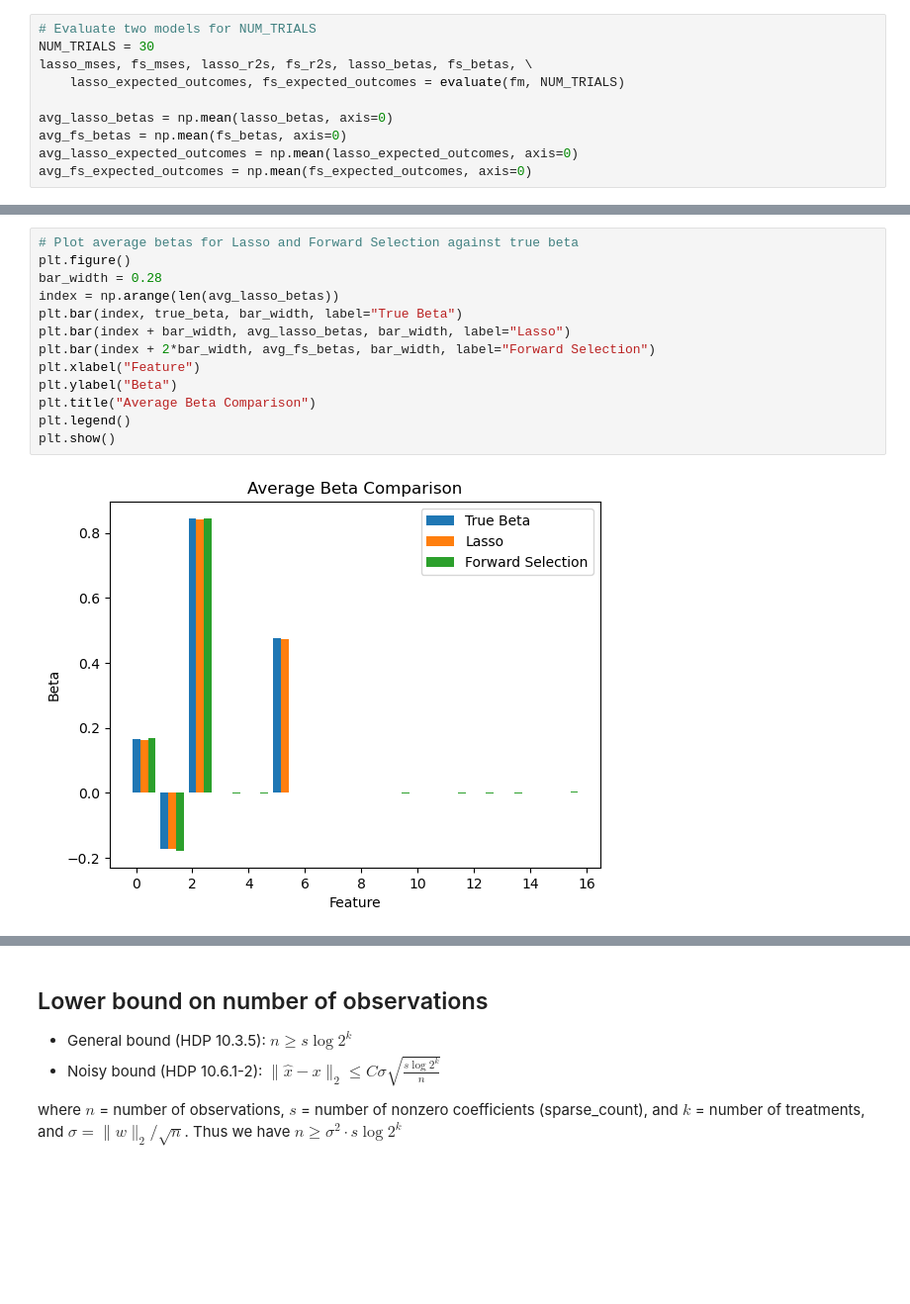
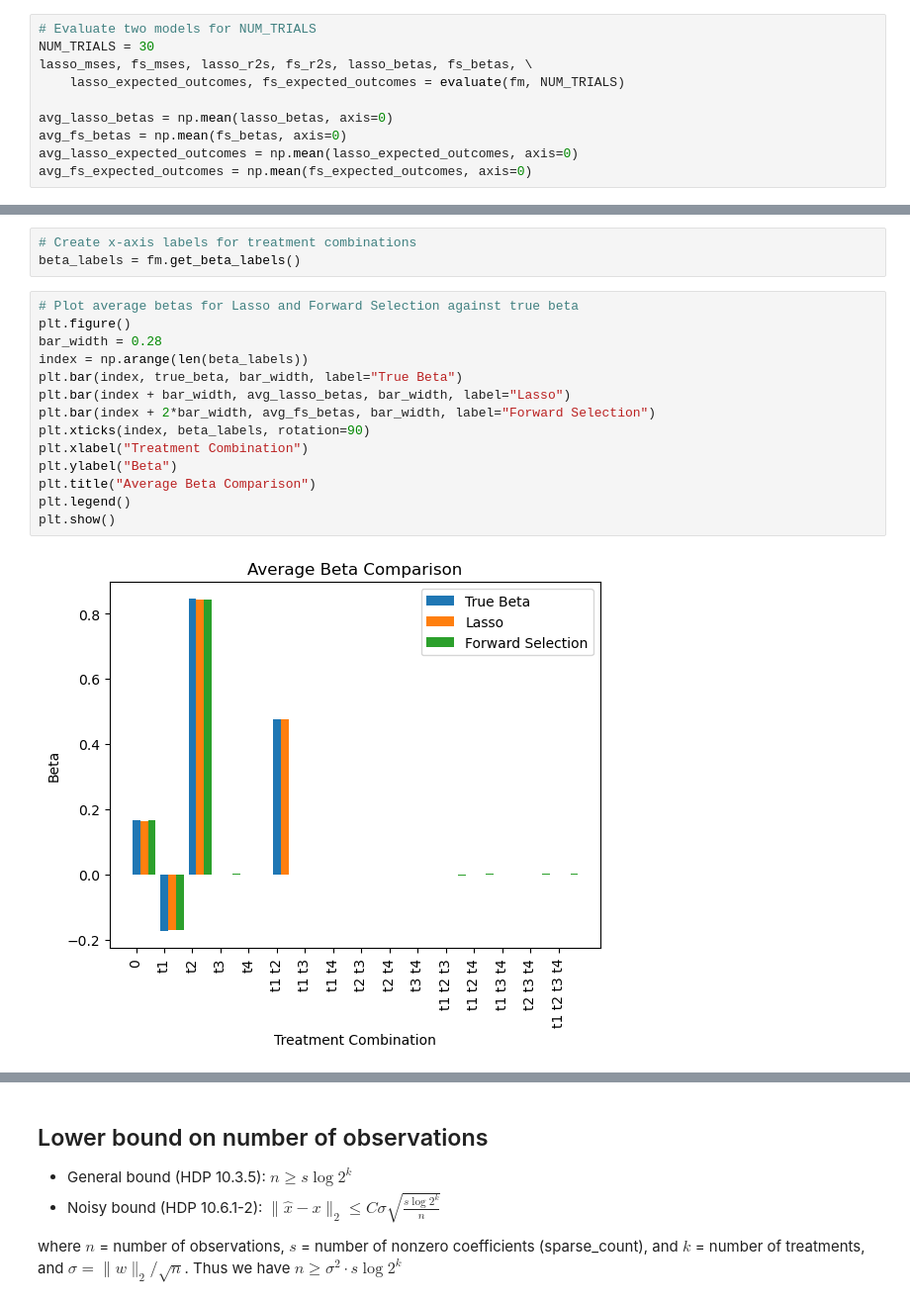
Before and after one commit to qc2321/causal-factorial, a Jupyter notebook: lasso_factorial_selection/lasso_vs_forward.ipynb, the cells around one changed output, grey strips where cells are left out. Shown: that part at 99% size. Saved outputs shown, nothing was run; the diff lists cells and outputs as text; blank space fills up the shorter version.

Commit message:
Added beta labels for plots

```diff
--- a/lasso_factorial_selection/lasso_vs_forward.ipynb
+++ b/lasso_factorial_selection/lasso_vs_forward.ipynb
@@ -103,18 +103,22 @@ plt.show()
+# %%
+# Create x-axis labels for treatment combinations
+beta_labels = fm.get_beta_labels()
 # %%
 # Plot average betas for Lasso and Forward Selection against true beta
 plt.figure()
 bar_width = 0.28
-index = np.arange(len(avg_lasso_betas))
+index = np.arange(len(beta_labels))
 plt.bar(index, true_beta, bar_width, label="True Beta")
 plt.bar(index + bar_width, avg_lasso_betas, bar_width, label="Lasso")
 plt.bar(index + 2*bar_width, avg_fs_betas, bar_width, label="Forward Selection")
-plt.xlabel("Feature")
+plt.xticks(index, beta_labels, rotation=90)
+plt.xlabel("Treatment Combination")
 plt.ylabel("Beta")
 plt.title("Average Beta Comparison")
 plt.legend()
 plt.show()
 # %% [output]
-[figure, old version]
+[figure, new version]
 # %%
 # Plot average expected outcomes for Lasso and Forward Selection against true expected outcomes
 plt.figure()
```
Also changed, not shown: parts of 8 cells of this notebook, 2 other files.
